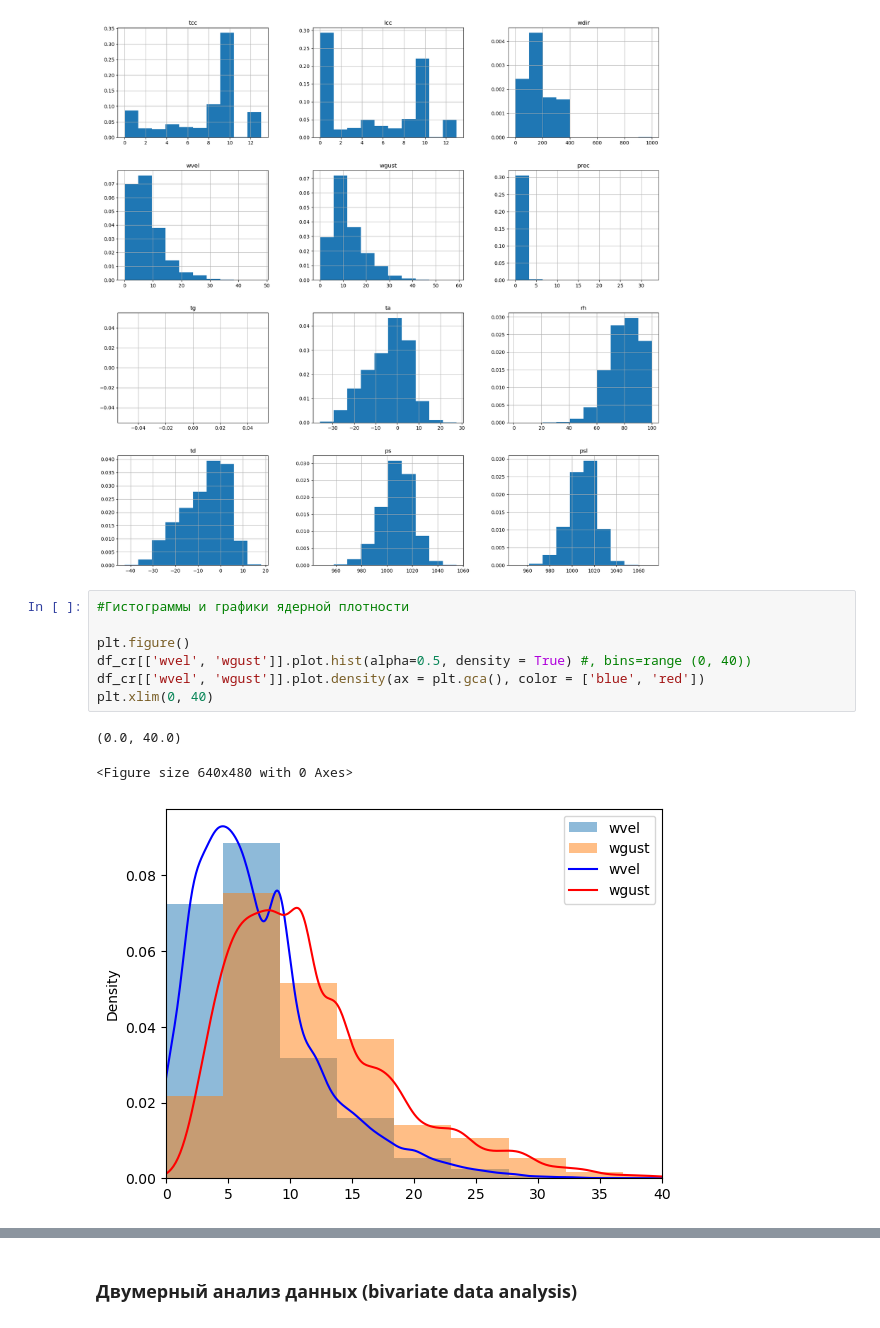
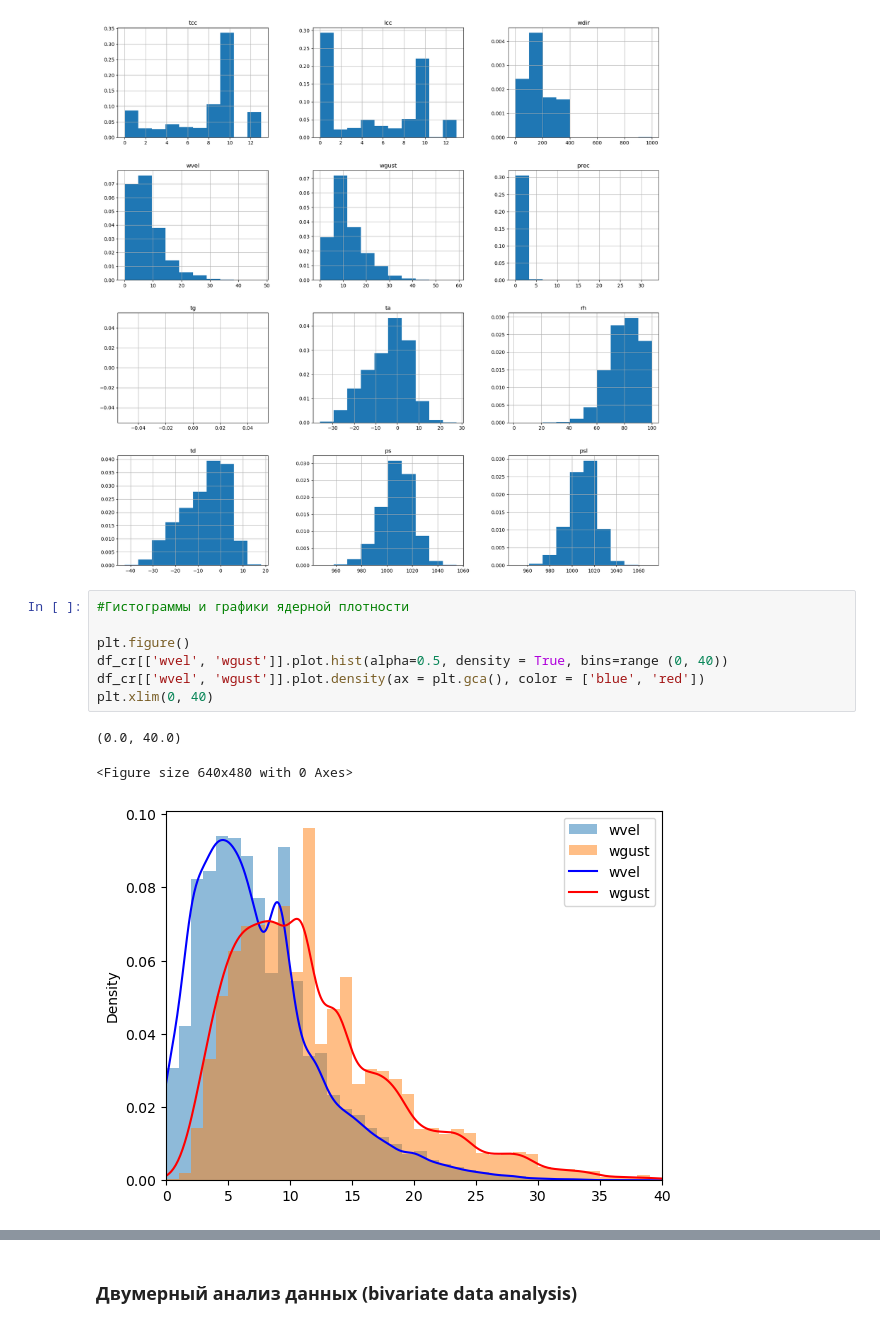
Before and after one commit to mvarentsov/ML4hydromet-2024, a Jupyter notebook: examples/Lect03_EDA_demo.ipynb, the cells around one changed output, grey strips where cells are left out. Saved outputs shown, nothing was run; the diff lists cells and outputs as text.

```diff
--- a/examples/Lect03_EDA_demo.ipynb
+++ b/examples/Lect03_EDA_demo.ipynb
@@ -298,13 +321,13 @@ df.hist(figsize=(20,20), density=True);
 # %%
 #Гистограммы и графики ядерной плотности
 
 plt.figure()
-df_cr[['wvel', 'wgust']].plot.hist(alpha=0.5, density = True) #, bins=range (0, 40))
+df_cr[['wvel', 'wgust']].plot.hist(alpha=0.5, density = True, bins=range (0, 40))
 df_cr[['wvel', 'wgust']].plot.density(ax = plt.gca(), color = ['blue', 'red'])
 plt.xlim(0, 40)
 # %% [output]
 (0.0, 40.0)
 <Figure size 640x480 with 0 Axes>
-[figure, old version]
+[figure, new version]
 # %%
 plt.figure()
```
Also changed, not shown: parts of 24 cells of this notebook.
